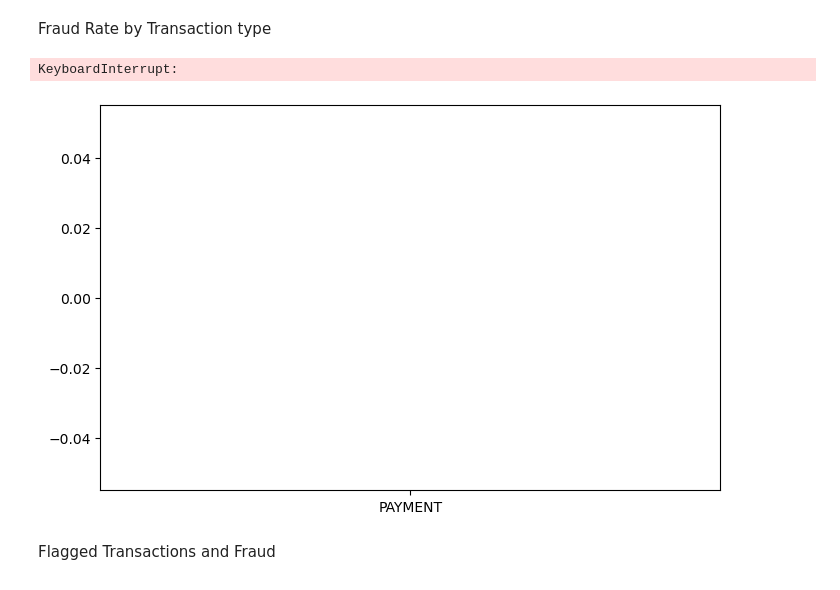
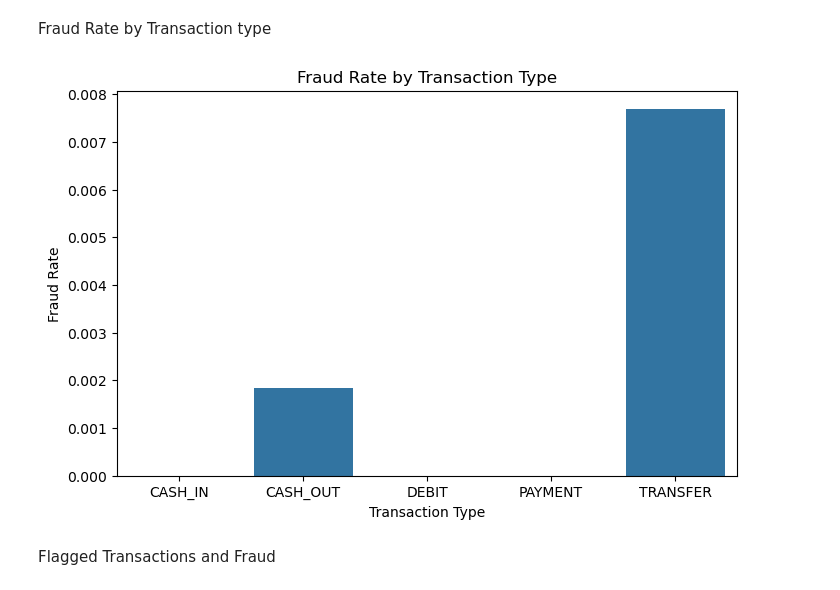
Before and after one commit to jveronicaback/EDAOnlineFraudDetection, a Jupyter notebook: EDA.ipynb, the cells around one changed output. Cells and saved outputs as stored; diff of their text form; code cells hidden in the pictures.

```diff
--- a/EDA.ipynb
+++ b/EDA.ipynb
@@ -137,15 +137,16 @@ plt.show()
 # %% [markdown]
 Fraud Rate by Transaction type
 # %%
+#Fraud Rate
+fraud_rate = df.groupby("type")["isFraud"].mean().reset_index()
 plt.figure(figsize=(8,5))
-sns.barplot(x="type", y="isFraud", data=df, estimator=lambda x: sum(x)/len(x))
+sns.barplot(x="type", y="isFraud", data=fraud_rate)
 plt.title("Fraud Rate by Transaction Type")
 plt.xlabel("Transaction Type")
 plt.ylabel("Fraud Rate")
 plt.show()
 # %% [output]
-KeyboardInterrupt:
-[figure, old version]
+[figure, new version]
 # %% [markdown]
 Flagged Transactions and Fraud
 # %%
```
Also changed, not shown: parts of 4 cells of this notebook.
